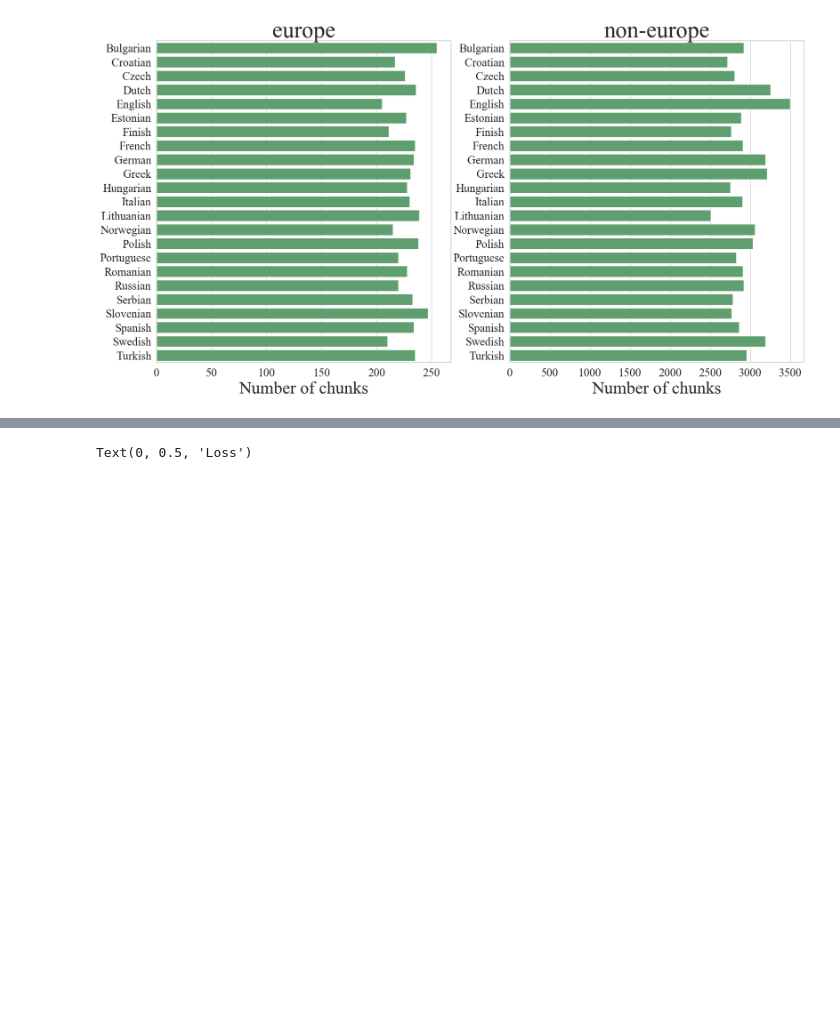
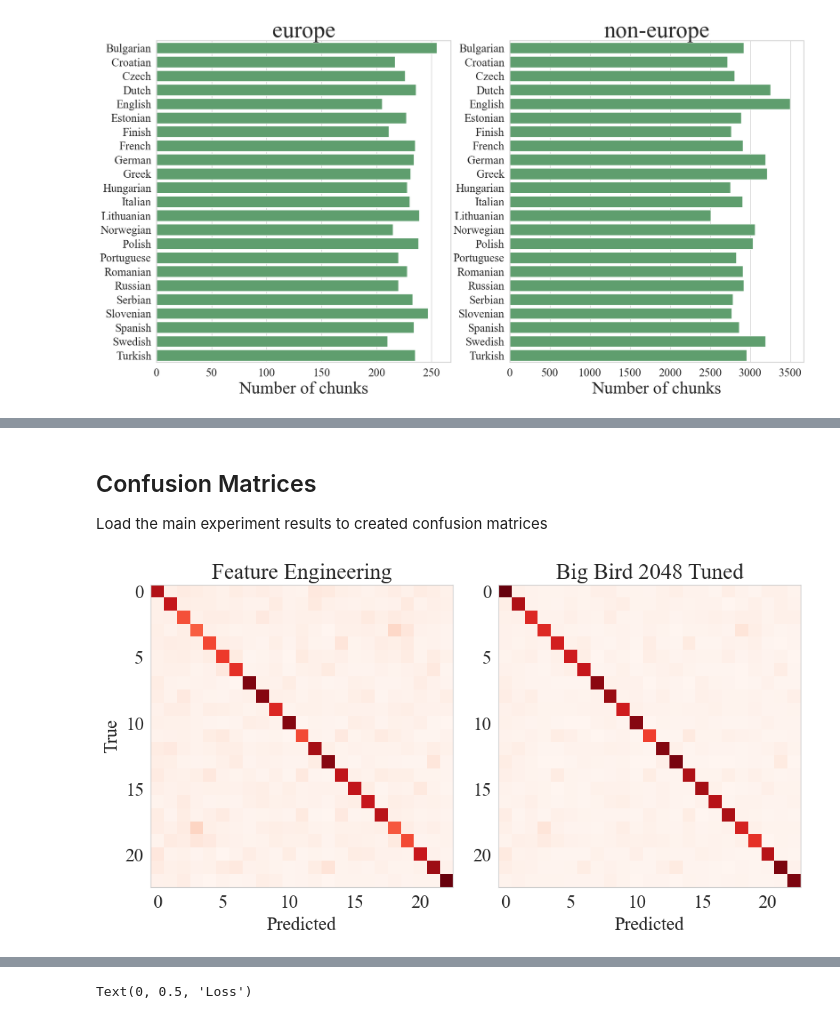
Before and after one commit to SergeyKramp/mthesis-bigbird-embeddings, a Jupyter notebook: figures.ipynb, the cells around one changed output, grey strips where cells are left out. Cells and saved outputs as stored; diff of their text form; code cells hidden in the pictures; blank space fills up the shorter version.

```diff
--- a/figures.ipynb
+++ b/figures.ipynb
@@ -85,0 +147,27 @@ Text(0.5, 1.0, 'non-europe')
+# %% [markdown]
+## Confusion Matrices
+Load the main experiment results to created confusion matrices
+# %%
+with open('pickles/results/experiment_main/confusion_matrices_normal_chunks.pkl', 'rb') as f:
+    confusion_matrices_feature_engineering = pickle.load(f)
+
+with open('pickles/results/experiment_main/confusion_matrices_bigbird_chunks.pkl', 'rb') as f:
+    confusion_matrices_bigbird = pickle.load(f)
+with open('pickles/results/experiment_main/confusion_matrices_bigbird_fine_tuned_chunks.pkl', 'rb') as f:
+    confusion_matrices_bigbird_fine_tuned = pickle.load(f)
+with open('pickles/results/experiment_main/confusion_matrices_bigbird_short_chunks.pkl', 'rb') as f:
+    confusion_matrices_bigbird_short = pickle.load(f)
+with open('pickles/results/experiment_main/confusion_matrices_bigbird_fine_tuned_short_chunks.pkl', 'rb') as f:
+    confusion_matrices_bigbird_fine_tuned_short = pickle.load(f)
+with open('pickles/results/experiment_main/confusion_matrices_bigbird_long_chunks.pkl', 'rb') as f:
+    confusion_matrices_bigbird_long = pickle.load(f)
+with open('pickles/results/experiment_main/confusion_matrices_bigbird_fine_tuned_long_chunks.pkl', 'rb') as f:
+    confusion_matrices_bigbird_fine_tuned_long = pickle.load(f)
+# %%
+sum_confusion_matrices_feature_engineering = np.sum(confusion_matrices_feature_engineering, axis=0)
+sum_confusion_matrices_bigbird_512 = np.sum(confusion_matrices_bigbird_short, axis=0)
+sum_confusion_matrices_bigbird_512_fine_tuned = np.sum(confusion_matrices_bigbird_fine_tuned_short, axis=0)
+sum_confusion_matrices_bigbird_2048 = np.sum(confusion_matrices_bigbird, axis=0)
+sum_confusion_matrices_bigbird_2048_fine_tuned = np.sum(confusion_matrices_bigbird_fine_tuned, axis=0)
+sum_confusion_matrices_bigbird_4096 = np.sum(confusion_matrices_bigbird_long, axis=0)
+sum_confusion_matrices_bigbird_4096_fine_tuned = np.sum(confusion_matrices_bigbird_fine_tuned_long, axis=0)
@@ -85,0 +178,17 @@ Text(0.5, 1.0, 'non-europe')
+# %%
+
+fig1, ax = plt.subplots(1, 2, figsize=(10, 15))
+
+ax[0].imshow(sum_confusion_matrices_feature_engineering, cmap=plt.cm.Reds)
+ax[1].imshow(sum_confusion_matrices_bigbird_2048_fine_tuned, cmap=plt.cm.Reds)
+
+ax[0].set_title('Feature Engineering')
+ax[0].set_xlabel('Predicted')
+ax[0].set_ylabel('True')
+
+ax[1].set_title('Big Bird 2048 Tuned')
+ax[1].set_xlabel('Predicted')
+
+plt.tight_layout()
+# %% [output]
+[figure, added]
```
Also changed, not shown: parts of 30 cells of this notebook, 9 other files.
